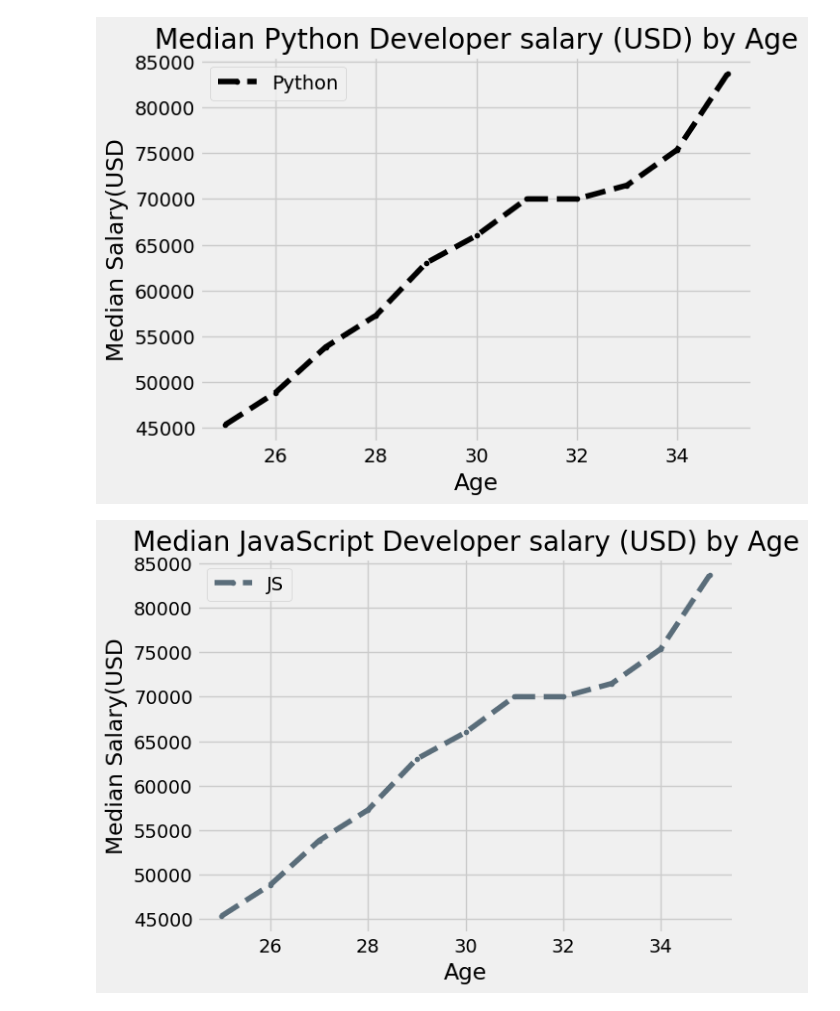
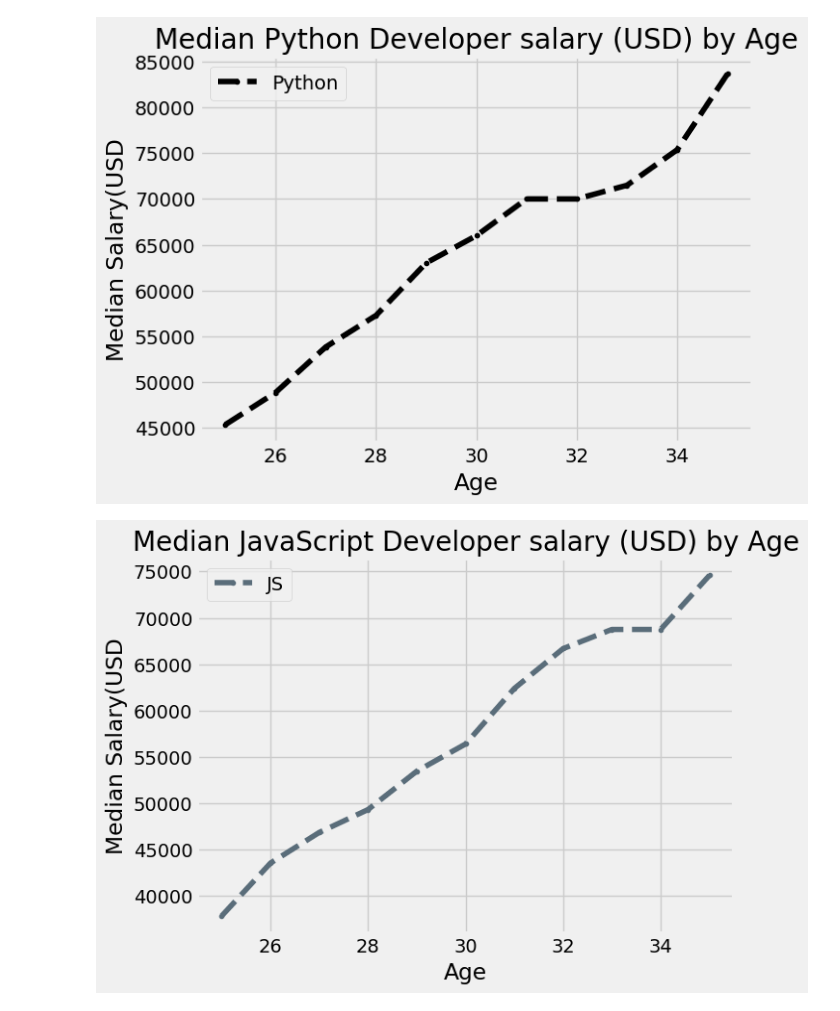
Before and after one commit to shayantimes/matplotlib-course, a Jupyter notebook: mpl_demo.ipynb, the cells around one changed output. Cells and saved outputs as stored; diff of their text form; code cells hidden in the pictures.

Commit message:
Episode 2 of Course and plotting data from CSV file with Bar Chart

```diff
--- a/mpl_demo.ipynb
+++ b/mpl_demo.ipynb
@@ -37,16 +45,16 @@ plt.show()
 [figure]
 # %%
 # Median JavaScript Developer Salaries by Age
-js_dev_x = [25, 26, 27, 28, 29, 30, 31, 32, 33, 34, 35]
+ages_x = [25, 26, 27, 28, 29, 30, 31, 32, 33, 34, 35]
 js_dev_y = [37810, 43515, 46823, 49293, 53437,
             56373, 62375, 66674, 68745, 68746, 74583]
 # %%
-plt.plot(py_dev_x,py_dev_y, color='#5a6d7a', linestyle='--', marker='.')
+plt.plot(ages_x,js_dev_y, color='#5a6d7a', linestyle='--', marker='.')
 plt.xlabel('Age')
 plt.ylabel('Median Salary(USD')
 plt.title('Median JavaScript Developer salary (USD) by Age')
 plt.legend(['JS'])
 plt.grid(True)
 plt.show()
 # %% [output]
-[figure, old version]
+[figure, new version]
```
Also changed, not shown: parts of 8 cells of this notebook, 1 other file.
